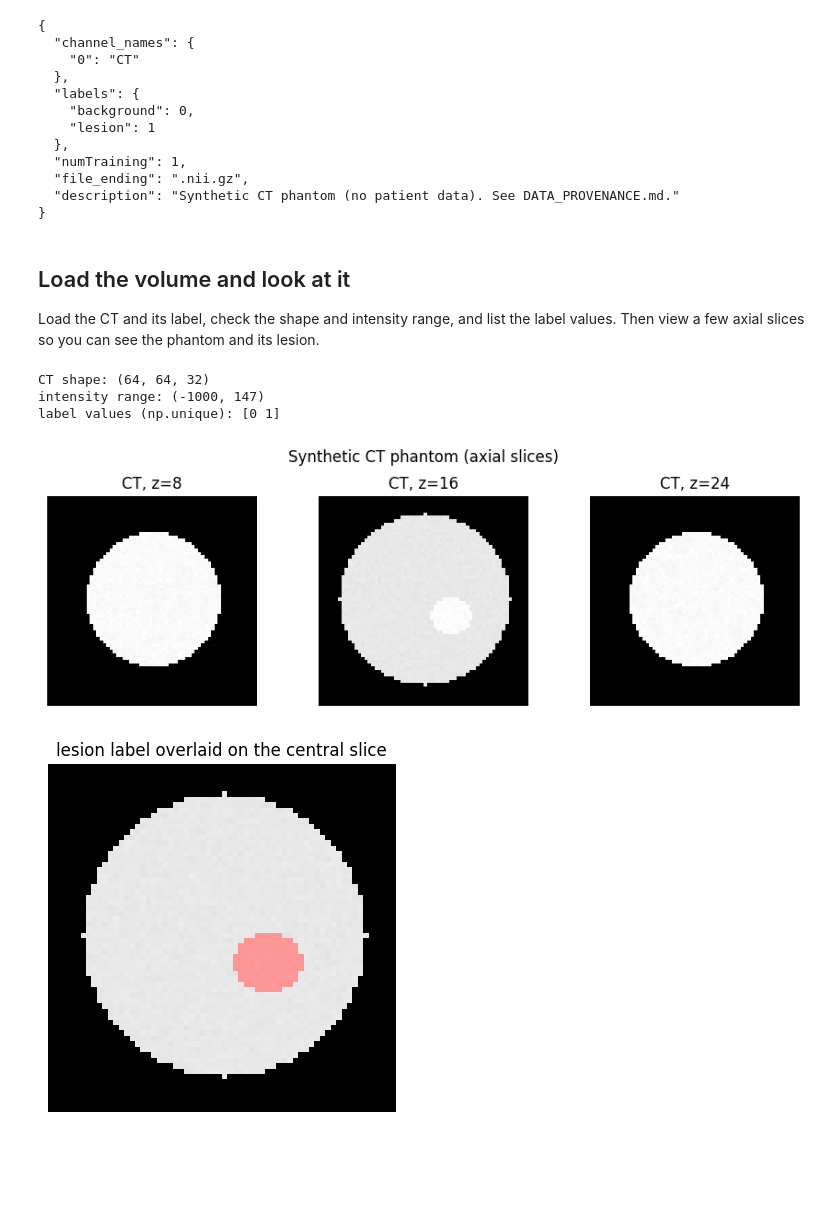
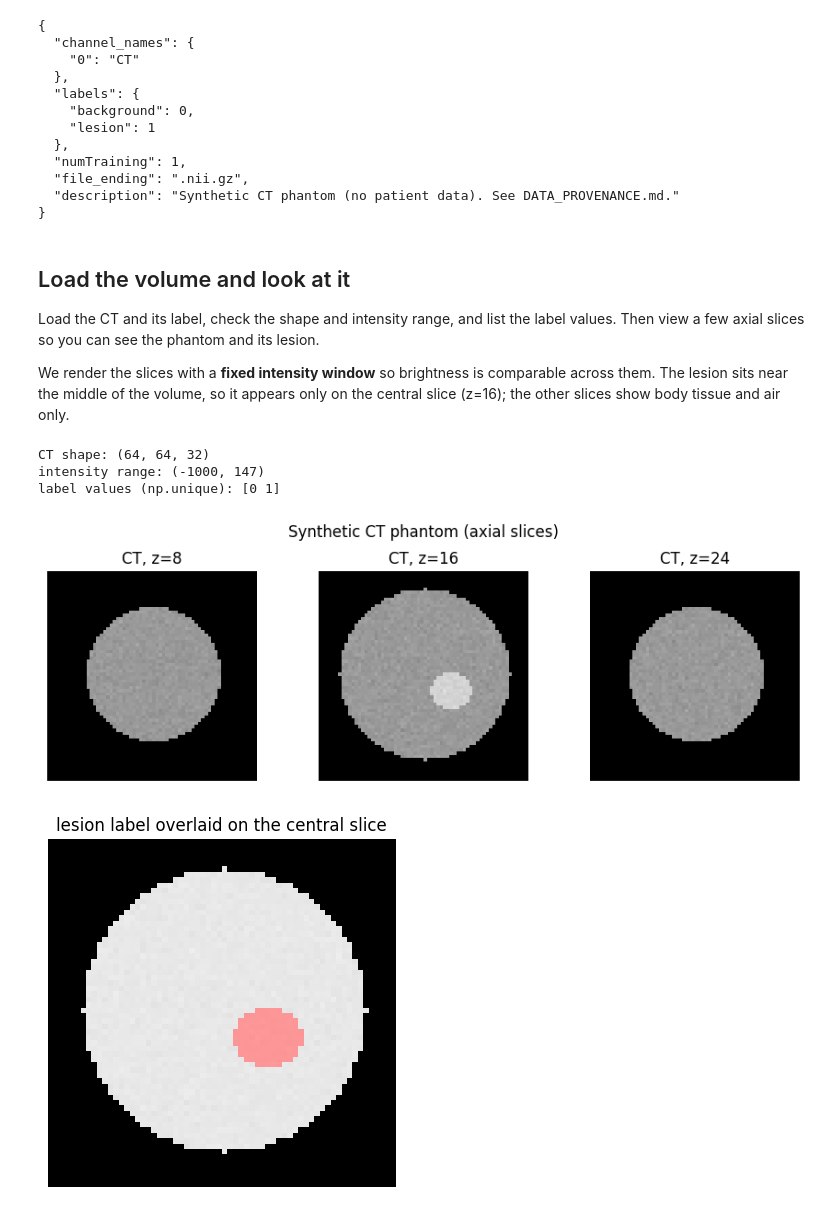
Before and after one commit to Kappapapa123/internal-mini-course, a Jupyter notebook: notebooks/01_data_preparation.ipynb, the cells around one changed output. Cells and saved outputs as stored; diff of their text form; code cells hidden in the pictures; blank space fills up the shorter version.

```diff
--- a/notebooks/01_data_preparation.ipynb
+++ b/notebooks/01_data_preparation.ipynb
@@ -67,6 +67,8 @@ print(json.dumps(meta, indent=2))
 ## Load the volume and look at it
 
 Load the CT and its label, check the shape and intensity range, and list the label values. Then view a few axial slices so you can see the phantom and its lesion.
+
+We render the slices with a **fixed intensity window** so brightness is comparable across them. The lesion sits near the middle of the volume, so it appears only on the central slice (z=16); the other slices show body tissue and air only.
 # %%
 import nibabel as nib
 ct = np.asarray(nib.load(str(DATA / 'imagesTr' / 'PHANTOM_001_0000.nii.gz')).dataobj, dtype=np.float32)
@@ -80,15 +82,19 @@ intensity range: (-1000, 147)
 label values (np.unique): [0 1]
 # %%
 fig, axes = plt.subplots(1, 3, figsize=(9, 3))
+# Fixed window (vmin/vmax) so the slices are directly comparable. Without it,
+# matplotlib auto-scales each slice to its own min/max, so the body renders white
+# on the lesion-free slices (it is the brightest thing there) and looks identical
+# to the lesion on z=16. The lesion is only on z=16.
 for ax, z in zip(axes, [8, 16, 24]):
-    ax.imshow(ct[:, :, z].T, cmap='gray', origin='lower')
+    ax.imshow(ct[:, :, z].T, cmap='gray', origin='lower', vmin=-200, vmax=200)
     ax.set_title(f'CT, z={z}')
     ax.axis('off')
 fig.suptitle('Synthetic CT phantom (axial slices)')
 fig.tight_layout()
 plt.show()
 # %% [output]
-[figure, old version]
+[figure, new version]
 # %%
 from course_utils.viz import overlay_mask_on_slice
 ax = overlay_mask_on_slice(ct, gt)
```
Also changed, not shown: 5 other files.
